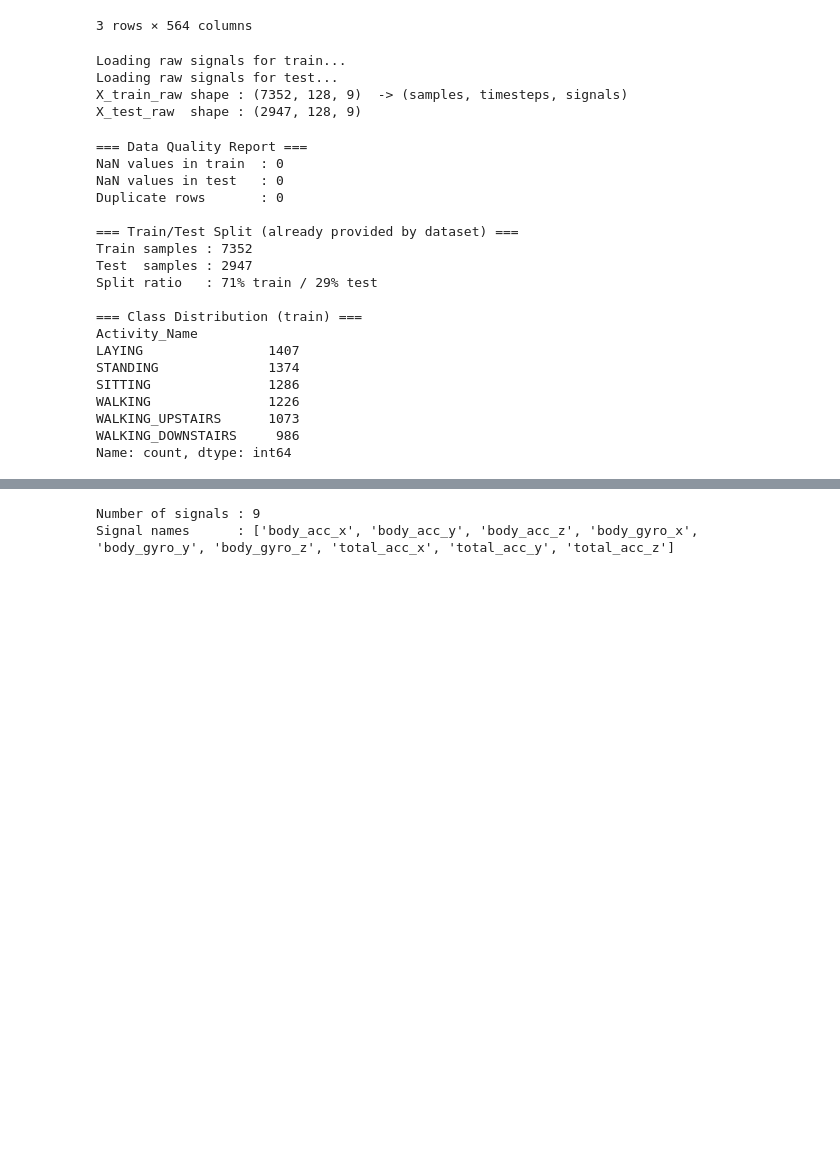
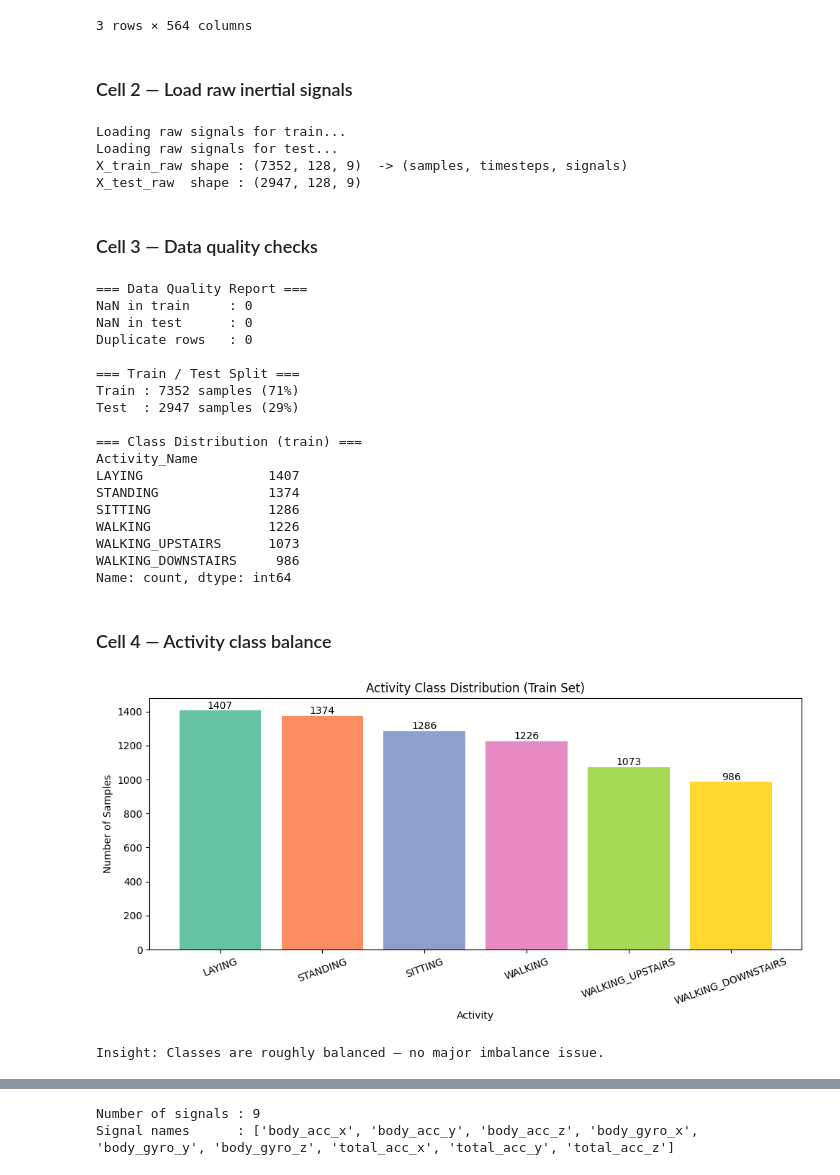
Before and after one commit to Eng0Abdo/Human-Activity-Recognition-Health-monitoring, a Jupyter notebook: project.ipynb, the cells around one changed output, grey strips where cells are left out. Drawn from its saved outputs; the diff is of its cells as text; code cells hidden in the pictures; blank space fills up the shorter version.

```diff
--- a/project.ipynb
+++ b/project.ipynb
@@ -11,16 +22,15 @@ All libraries imported successfully!
 # %%
 def load_data():
     print('Loading UCI HAR Dataset...')
-    data_folder = 'UCI HAR Dataset/'
-
-    features  = pd.read_csv(data_folder + 'features.txt', sep='\\s+', header=None, names=['id', 'name'])
+    data_folder = 'C:\\Users\\workstation\\OneDrive\\Afbeeldingen\\library py\\fri_practice\\UCI HAR Dataset\\'
+    features    = pd.read_csv(data_folder + 'features.txt', sep='\\s+', header=None, names=['id','name'])
     columnNames = features['name'].values
-    labelsMap = pd.read_csv(data_folder + 'activity_labels.txt', sep='\\s+', header=None, names=['id', 'activity_name'])
+    labelsMap   = pd.read_csv(data_folder + 'activity_labels.txt', sep='\\s+', header=None, names=['id','activity_name'])
 
     def read_set(set_name):
-        X = pd.read_csv(f'{data_folder}{set_name}/X_{set_name}.txt', sep='\\s+', header=None)
+        X       = pd.read_csv(f'{data_folder}{set_name}/X_{set_name}.txt', sep='\\s+', header=None)
         X.columns = columnNames
-        y = pd.read_csv(f'{data_folder}{set_name}/y_{set_name}.txt', sep='\\s+', header=None, names=['Activity_ID'])
+        y       = pd.read_csv(f'{data_folder}{set_name}/y_{set_name}.txt', sep='\\s+', header=None, names=['Activity_ID'])
         y['Activity_Name'] = y['Activity_ID'].map(labelsMap.set_index('id')['activity_name'])
         subject = pd.read_csv(f'{data_folder}{set_name}/subject_{set_name}.txt', sep='\\s+', header=None, names=['Subject_ID'])
         return pd.concat([subject, y, X], axis=1)
@@ -42,6 +52,8 @@ Test  shape : (2947, 564)
 | 1 | 1 | 5 | STANDING | 0.278419 | -0.016411 | -0.123520 | ... |
 | 2 | 1 | 5 | STANDING | 0.279653 | -0.019467 | -0.113462 | ... |
 3 rows × 564 columns
+# %% [markdown]
+### Cell 2 — Load raw inertial signals
 # %%
 def load_inertial_signals(set_name):
     print(f'Loading raw signals for {set_name}...')
@@ -67,29 +78,30 @@ Loading raw signals for train...
 Loading raw signals for test...
 X_train_raw shape : (7352, 128, 9)  -> (samples, timesteps, signals)
 X_test_raw  shape : (2947, 128, 9)
+# %% [markdown]
+### Cell 3 — Data quality checks
 # %%
 print('=== Data Quality Report ===')
-print(f'NaN values in train  : {train_data.isnull().sum().sum()}')
-print(f'NaN values in test   : {test_data.isnull().sum().sum()}')
-print(f'Duplicate rows       : {train_data.duplicated().sum()}')
+print(f'NaN in train     : {train_data.isnull().sum().sum()}')
+print(f'NaN in test      : {test_data.isnull().sum().sum()}')
+print(f'Duplicate rows   : {train_data.duplicated().sum()}')
 print()
-print('=== Train/Test Split (already provided by dataset) ===')
-print(f'Train samples : {train_data.shape[0]}')
-print(f'Test  samples : {test_data.shape[0]}')
-print(f'Split ratio   : {train_data.shape[0] / (train_data.shape[0] + test_data.shape[0]):.0%} train / {test_data.shape[0] / (train_data.shape[0] + test_data.shape[0]):.0%} test')
+print('=== Train / Test Split ===')
+total = train_data.shape[0] + test_data.shape[0]
+print(f'Train : {train_data.shape[0]} samples ({train_data.shape[0]/total:.0%})')
+print(f'Test  : {test_data.shape[0]} samples ({test_data.shape[0]/total:.0%})')
 print()
 print('=== Class Distribution (train) ===')
 print(train_data['Activity_Name'].value_counts())
 # %% [output]
 === Data Quality Report ===
-NaN values in train  : 0
-NaN values in test   : 0
-Duplicate rows       : 0
+NaN in train     : 0
+NaN in test      : 0
+Duplicate rows   : 0
 
-=== Train/Test Split (already provided by dataset) ===
-Train samples : 7352
-Test  samples : 2947
-Split ratio   : 71% train / 29% test
+=== Train / Test Split ===
+Train : 7352 samples (71%)
+Test  : 2947 samples (29%)
 
 === Class Distribution (train) ===
 Activity_Name
@@ -100,3 +112,21 @@ WALKING               1226
 WALKING_UPSTAIRS      1073
 WALKING_DOWNSTAIRS     986
 Name: count, dtype: int64
+# %% [markdown]
+### Cell 4 — Activity class balance
+# %%
+plt.figure(figsize=(10, 5))
+counts = train_data['Activity_Name'].value_counts()
+bars = plt.bar(counts.index, counts.values, color=sns.color_palette('Set2', len(counts)))
+plt.title('Activity Class Distribution (Train Set)')
+plt.xlabel('Activity')
+plt.ylabel('Number of Samples')
+plt.xticks(rotation=20)
+for bar, val in zip(bars, counts.values):
+    plt.text(bar.get_x() + bar.get_width()/2, bar.get_height() + 10, str(val), ha='center', fontsize=10)
+plt.tight_layout()
+plt.show()
+print('Insight: Classes are roughly balanced — no major imbalance issue.')
+# %% [output]
+[figure, added]
+Insight: Classes are roughly balanced — no major imbalance issue.
```
Also changed, not shown: parts of 37 cells of this notebook.
